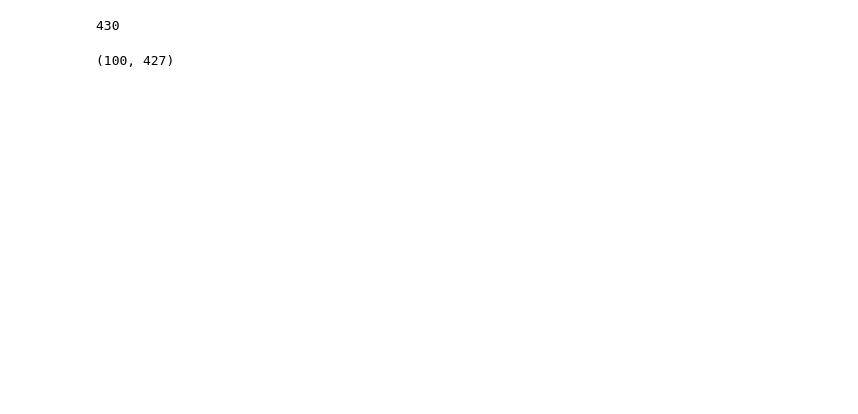
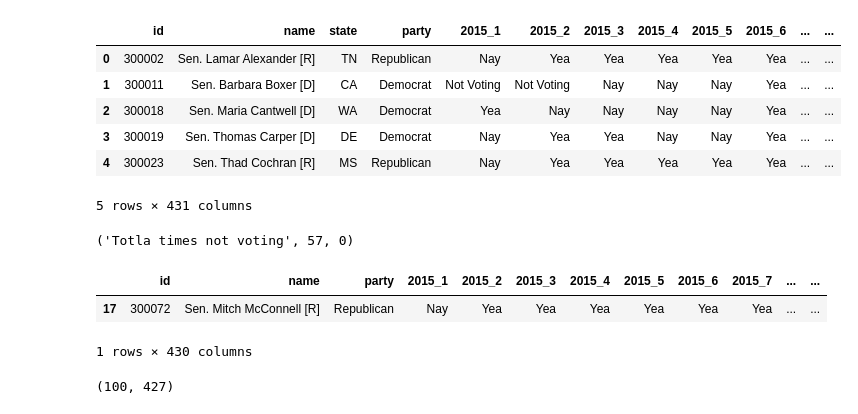
Before and after one commit to horacepan/SenateVoting, a Jupyter notebook: GraphicalLasso.ipynb, the cells around one changed output. Saved outputs shown, nothing was run; the diff lists cells and outputs as text; code cells hidden in the pictures; blank space fills up the shorter version.

```diff
--- a/GraphicalLasso.ipynb
+++ b/GraphicalLasso.ipynb
@@ -34,9 +44,34 @@ def convert_vote(val):
 # %%
 all_data = gen_all_data()
-# %%
-len(all_data.columns)
-# %% [output]
-430
+# %%
+all_data.head()
+# %% [output]
+|  | id | name | state | party | 2015_1 | 2015_2 | 2015_3 | 2015_4 | 2015_5 | 2015_6 | ... | ... |
+| 0 | 300002 | Sen. Lamar Alexander [R] | TN | Republican | Nay | Yea | Yea | Yea | Yea | Yea | ... | ... |
+| 1 | 300011 | Sen. Barbara Boxer [D] | CA | Democrat | Not Voting | Not Voting | Nay | Nay | Nay | Yea | ... | ... |
+| 2 | 300018 | Sen. Maria Cantwell [D] | WA | Democrat | Yea | Nay | Nay | Nay | Nay | Yea | ... | ... |
+| 3 | 300019 | Sen. Thomas Carper [D] | DE | Democrat | Nay | Yea | Yea | Nay | Nay | Yea | ... | ... |
+| 4 | 300023 | Sen. Thad Cochran [R] | MS | Republican | Nay | Yea | Yea | Yea | Yea | Yea | ... | ... |
+5 rows × 431 columns
+# %%
+harry_reid = all_data[all_data['id'] == 300082]
+mitch = all_data[all_data['id'] == 300072]
+hr_nv = 0
+mm_nv = 0
+for i in range(427):
+    if harry_reid.iloc[0, i+3] == 'Not Voting':
+        hr_nv += 1
+    if mitch.iloc[0, i+3] == 'Not Voting':
+        mm_nv += 1
+print("Totla times not voting", hr_nv, mm_nv)
+# %% [output]
+('Totla times not voting', 57, 0)
+# %%
+mitch.head()
+# %% [output]
+|  | id | name | party | 2015_1 | 2015_2 | 2015_3 | 2015_4 | 2015_5 | 2015_6 | 2015_7 | ... | ... |
+| 17 | 300072 | Sen. Mitch McConnell [R] | Republican | Nay | Yea | Yea | Yea | Yea | Yea | Yea | ... | ... |
+1 rows × 430 columns
 # %%
 indexed_data = all_data.set_index(['id', 'name'])
 # %%
```
Also changed, not shown: parts of 36 cells of this notebook.
